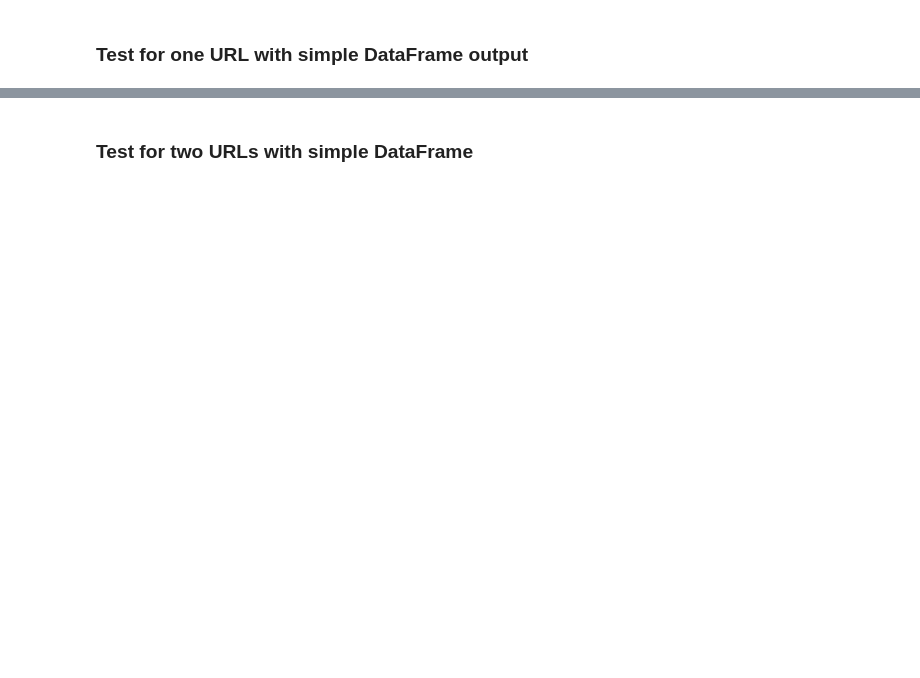
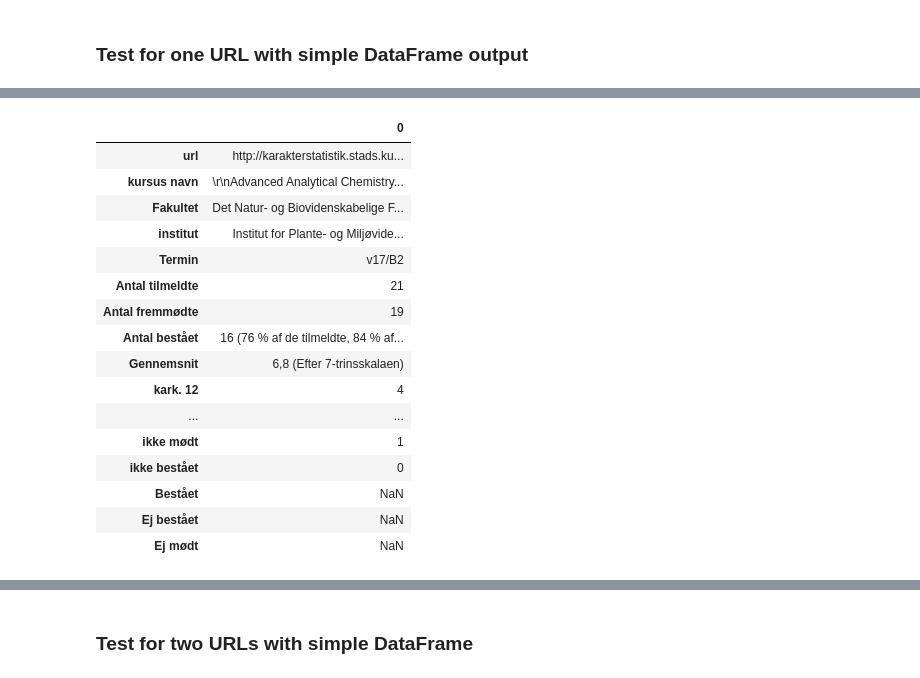
Before and after one commit to tnv875/Group18-NoTeeth, a Jupyter notebook: Exam project/Exam code - gradescraper.ipynb, the cells around one changed output, grey strips where cells are left out. Saved outputs shown, nothing was run; the diff lists cells and outputs as text; code cells hidden in the pictures; blank space fills up the shorter version.

```diff
--- a/Exam project/Exam code - gradescraper.ipynb
+++ b/Exam project/Exam code - gradescraper.ipynb
@@ -34,43 +32,58 @@ Name: Antal, dtype: int64
 # %%
 data = []
 
-testurl = 'http://karakterstatistik.stads.ku.dk/Histogram/LOJK10272E/Winter-2017/B1-1'
+testurl = 'http://karakterstatistik.stads.ku.dk/Histogram/NPLK13004E/Winter-2017/B2'
 
+unquote(testurl)
 response = requests.get(testurl)
 html = response.text
 soup = BeautifulSoup(html)
+data.append(testurl)
 subject_name_withtag = soup.findAll('h2')
 data.append(subject_name_withtag[0].text)
 
+
 url = testurl
-dff = pd.read_html(quote(url, safe=':/'),encoding='utf-8')
+dff = pd.read_html(url)
 
-if dff[0][0][1] == "Institut":
+if dff[0][0][4] != "Andre versioner":
+    testdata = [dff[0][1][0],dff[0][1][1],dff[0][1][2],\
+    dff[0][1][6],dff[0][1][7],dff[0][1][8],dff[0][1][9]]
+    data.extend(testdata)
+
+elif dff[0][0][1] == "Institut":
     testdata = [dff[0][1][0],dff[0][1][1],dff[0][1][2],\
     dff[0][1][7],dff[0][1][8],dff[0][1][9],dff[0][1][10]]
     data.extend(testdata)
+
 
 elif dff[0][0][1] == "Termin":
     testdata = [dff[0][1][0], np.nan, dff[0][1][1], dff[0][1][6],\
     dff[0][1][7],dff[0][1][8],dff[0][1][9],np.nan]
     data.extend(testdata)
 
-if len(dff[2]["Antal"]) == 8:
-    gradedata = [dff[2]["Antal"][0],\
-    dff[2]["Antal"][1],dff[2]["Antal"][2],dff[2]["Antal"][3],\
-    dff[2]["Antal"][4],dff[2]["Antal"][5],dff[2]["Antal"][6],\
-    dff[2]["Antal"][7]]
-    data.extend(gradedata)
-elif len(dff[2]["Antal"]) == 7:
-    data.extend([np.nan, np.nan])
-elif len(dff[2]["Antal"]) == 9:
-    data.extend([dff[2]["Antal"][8]])
-else:
-    data.extend("0")
-    gradedata =[np.nan, np.nan, np.nan]
-    data.extend(gradedata)
+if  len(dff[2]) > 4:
+    if len(dff[2]["Antal"]) == 7:
+        gradedata = [dff[2]["Antal"][0],\
+        dff[2]["Antal"][1],dff[2]["Antal"][2],dff[2]["Antal"][3],\
+        dff[2]["Antal"][4],dff[2]["Antal"][5],dff[2]["Antal"][6]]
+        data.extend(gradedata)
+    elif len(dff[2]["Antal"]) == 8:
+        gradedata = [dff[2]["Antal"][0],\
+        dff[2]["Antal"][1],dff[2]["Antal"][2],dff[2]["Antal"][3],\
+        dff[2]["Antal"][4],dff[2]["Antal"][5],dff[2]["Antal"][6],\
+        dff[2]["Antal"][7]]
+        data.extend(gradedata)
+    elif len(dff[2]["Antal"]) > 8:
+        gradedata = [dff[2]["Antal"][0],\
+        dff[2]["Antal"][1],dff[2]["Antal"][2],dff[2]["Antal"][3],\
+        dff[2]["Antal"][4],dff[2]["Antal"][5],dff[2]["Antal"][6],\
+        dff[2]["Antal"][7], dff[2]["Antal"][8]]
+        data.extend(gradedata)
+    else:
+        data.extend("0")
 
-elif len(dff[2]) == 3:
+if len(dff[2]) == 3:
     gradedata = [np.nan, np.nan, np.nan, np.nan, np.nan, np.nan, np.nan, np.nan, dff[2]["Antal"][0],dff[2]["Antal"][1],dff[2]["Antal"][2]]
     data.extend(gradedata)
 elif len(dff[2]) == 1 and dff[0][0][1] == "Termin":
@@ -79,10 +92,22 @@ elif len(dff[2]) == 1 and dff[0][0][1] == "Termin":
 elif len(dff[2]) == 1 and dff[0][0][1] == "Institut":
     gradedata = [np.nan, np.nan, np.nan, np.nan, np.nan, np.nan, np.nan, np.nan, np.nan, np.nan, np.nan, np.nan]
     data.extend(gradedata)
+elif len(dff[2]) == 7:
+    gradedata = [np.nan, np.nan, np.nan, np.nan, np.nan]
+    data.extend(gradedata)
+elif len(dff[2]) == 8:
+    gradedata = [np.nan, np.nan, np.nan, np.nan]
+    data.extend(gradedata)
+elif len(dff[2]) == 9:
+    gradedata = [np.nan, np.nan, np.nan]
+    data.extend(gradedata)
+elif len(dff[2]) == 10:
+    gradedata = [np.nan, np.nan, np.nan]
+    data.extend(gradedata)
 else:
     gradedata = [np.nan, np.nan, np.nan, np.nan, np.nan, np.nan, np.nan, np.nan, np.nan, np.nan, np.nan]
     data.extend(gradedata)
 df = pd.DataFrame(data)
-df.rename(index = {0:'kursus navn',1:'Fakultet',2:'institut',3:'Termin',4:'Antal tilmeldte',5:'Antal fremmødte', 6:'Antal bestået', 7:'Gennemsnit',8:'kark. 12',9:'kark. 10',10:'kark. 7',11:'kark. 4',12:'kark. 02', 13:'kark. 00',14:'kark. -3',15:'ikke mødt',16:'ikke bestået',17:'Bestået',18:'Ej bestået',19:'Ej mødt'}, inplace = True)
+df.rename(index = {0:'url', 1:'kursus navn',2:'Fakultet',3:'institut',4:'Termin',5:'Antal tilmeldte',6:'Antal fremmødte', 7:'Antal bestået', 8:'Gennemsnit',9:'kark. 12',10:'kark. 10',11:'kark. 7',12:'kark. 4',13:'kark. 02', 14:'kark. 00',15:'kark. -3',16:'ikke mødt',17:'ikke bestået',18:'Bestået',19:'Ej bestået',20:'Ej mødt'}, inplace = True)
 df
 # %% [output]
@@ -90,3 +114,20 @@ SyntaxError: invalid syntax (<ipython-input-48-f4ce9986766c>, line 34)
+|  | 0 |
+| url | http://karakterstatistik.stads.ku... |
+| kursus navn | \r\nAdvanced Analytical Chemistry... |
+| Fakultet | Det Natur- og Biovidenskabelige F... |
+| institut | Institut for Plante- og Miljøvide... |
+| Termin | v17/B2 |
+| Antal tilmeldte | 21 |
+| Antal fremmødte | 19 |
+| Antal bestået | 16 (76 % af de tilmeldte, 84 % af... |
+| Gennemsnit | 6,8 (Efter 7-trinsskalaen) |
+| kark. 12 | 4 |
+| ... | ... |
+| ikke mødt | 1 |
+| ikke bestået | 0 |
+| Bestået | NaN |
+| Ej bestået | NaN |
+| Ej mødt | NaN |
 # %%
 # Method 1 did not work, but the code is here
 
```
Also changed, not shown: parts of 10 cells of this notebook.
